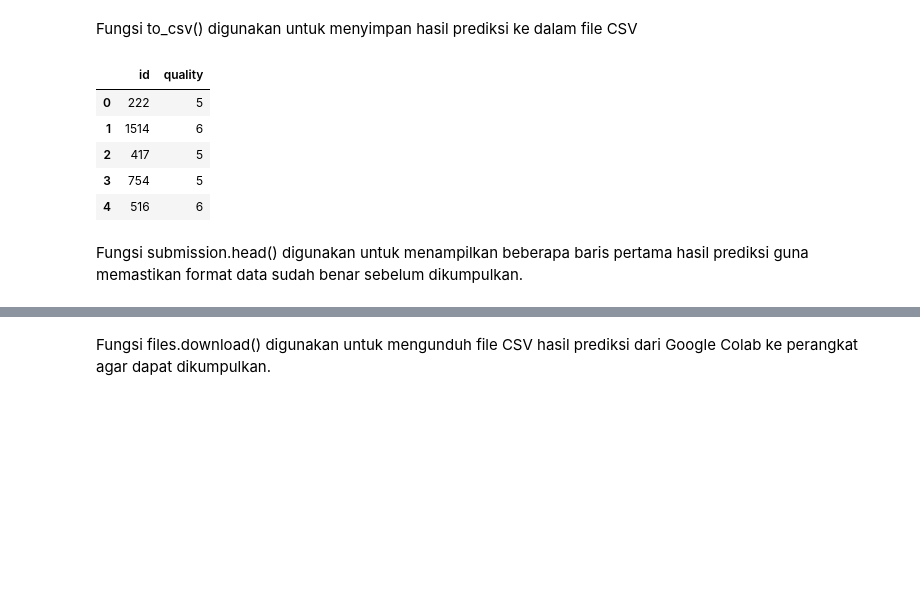
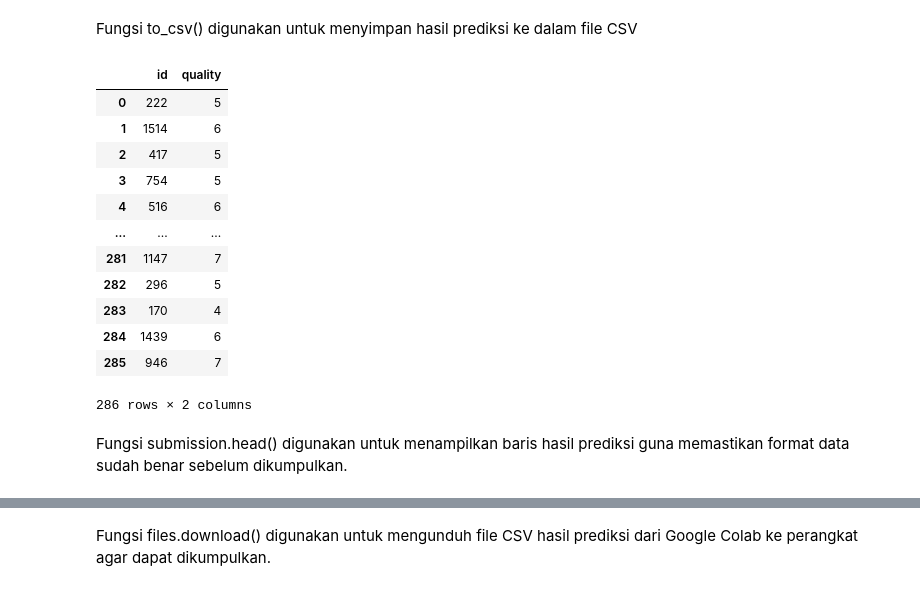
Before and after one commit to cahyaniriskialif-cn/UTS-DATA-MINING-2304020014, a Jupyter notebook: UTS_DATA_MINING_2304020014.ipynb, the cells around one changed output, grey strips where cells are left out. Cells and saved outputs as stored; diff of their text form; code cells hidden in the pictures; blank space fills up the shorter version.

```diff
--- a/UTS_DATA_MINING_2304020014.ipynb
+++ b/UTS_DATA_MINING_2304020014.ipynb
@@ -275,17 +304,24 @@ Hasil prediksi disusun ke dalam sebuah DataFrame yang berisi kolom id dan qualit
 submission.to_csv('hasilprediksi_3NIM.csv', index=False)
 # %% [markdown]
 Fungsi to_csv() digunakan untuk menyimpan hasil prediksi ke dalam file CSV
-# %%
-submission.head()
-# %% [output]
-|  | id | quality |
-| 0 | 222 | 5 |
-| 1 | 1514 | 6 |
-| 2 | 417 | 5 |
-| 3 | 754 | 5 |
-| 4 | 516 | 6 |
+# %%
+display (submission)
+# %% [output]
+|  | id | quality |
+| 0 | 222 | 5 |
+| 1 | 1514 | 6 |
+| 2 | 417 | 5 |
+| 3 | 754 | 5 |
+| 4 | 516 | 6 |
+| ... | ... | ... |
+| 281 | 1147 | 7 |
+| 282 | 296 | 5 |
+| 283 | 170 | 4 |
+| 284 | 1439 | 6 |
+| 285 | 946 | 7 |
+286 rows × 2 columns
 # %% [markdown]
-Fungsi submission.head() digunakan untuk menampilkan beberapa baris pertama hasil prediksi guna memastikan format data sudah benar sebelum dikumpulkan.
+Fungsi submission.head() digunakan untuk menampilkan baris hasil prediksi guna memastikan format data sudah benar sebelum dikumpulkan.
 # %%
 from google.colab import files
 
```
Also changed, not shown: parts of 9 cells of this notebook.
